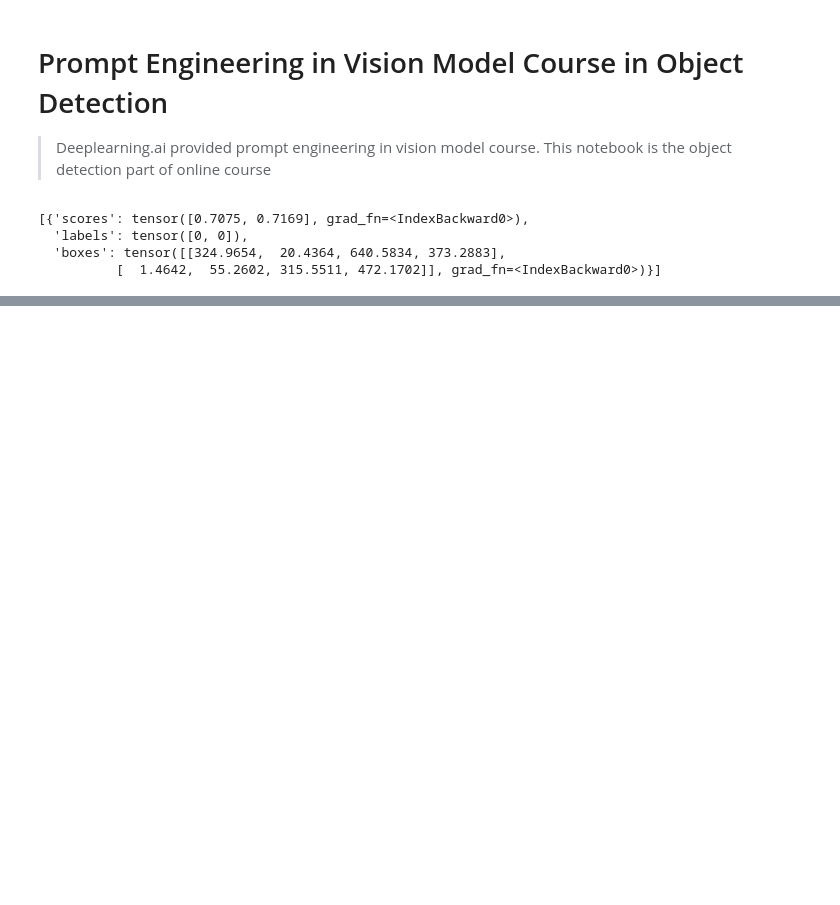
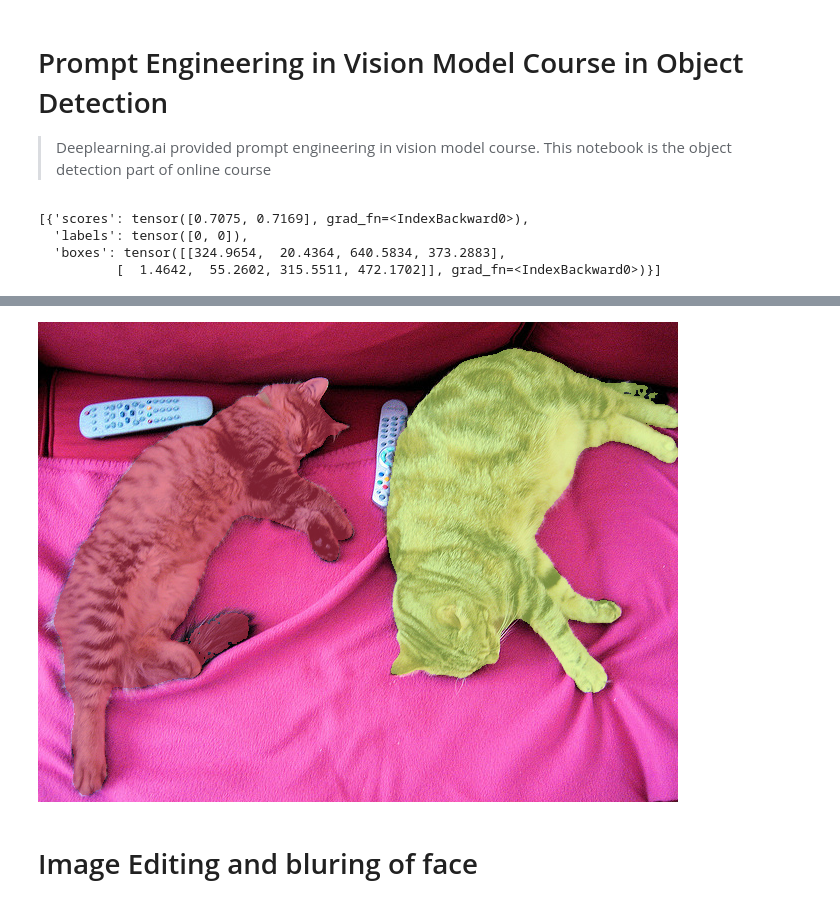
Before and after one commit to HasanGoni/prompt_eng_vm, a Jupyter notebook: nbs/01_object_detection.ipynb, the cells around one changed output, grey strips where cells are left out. Cells and saved outputs as stored; diff of their text form; code cells hidden in the pictures; blank space fills up the shorter version.

Commit message:
Created prediction mobile SAM next step add bluring of face

```diff
--- a/nbs/01_object_detection.ipynb
+++ b/nbs/01_object_detection.ipynb
@@ -47,0 +94,4 @@ odict_keys(['logits', 'pred_boxes', 'text_embeds', 'image_embeds', 'class_embeds
+# %%
+SAM_VERSION="mobile_sam.pt"
+# %%
+model = SAM(SAM_VERSION)
@@ -47,0 +100,9 @@ odict_keys(['logits', 'pred_boxes', 'text_embeds', 'image_embeds', 'class_embeds
+# %%
+# Create a list of positive labels of same length as the number of predictions generated above
+labels = np.repeat(1, len(results))
+# %%
+result = model.predict(
+    image,
+    bboxes=boxes,
+    labels=labels
+)
@@ -48,3 +129,10 @@ odict_keys(['logits', 'pred_boxes', 'text_embeds', 'image_embeds', 'class_embeds
+# %%
+masks = result[0].masks.data
+show_masks_on_image(image, masks)
+# %% [output]
+[figure, added]
+# %% [markdown]
+# Image Editing and bluring of face
 # %%
 #| hide
 from nbdev.showdoc import *
```
Also changed, not shown: parts of 17 cells of this notebook, 1 other file.
